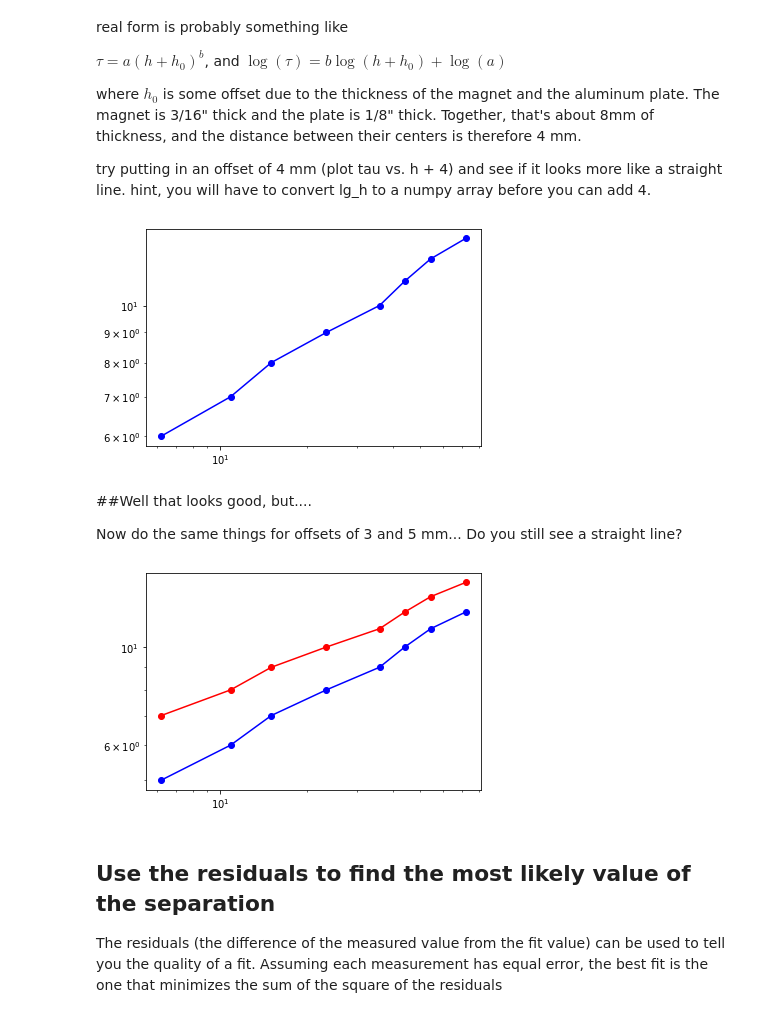
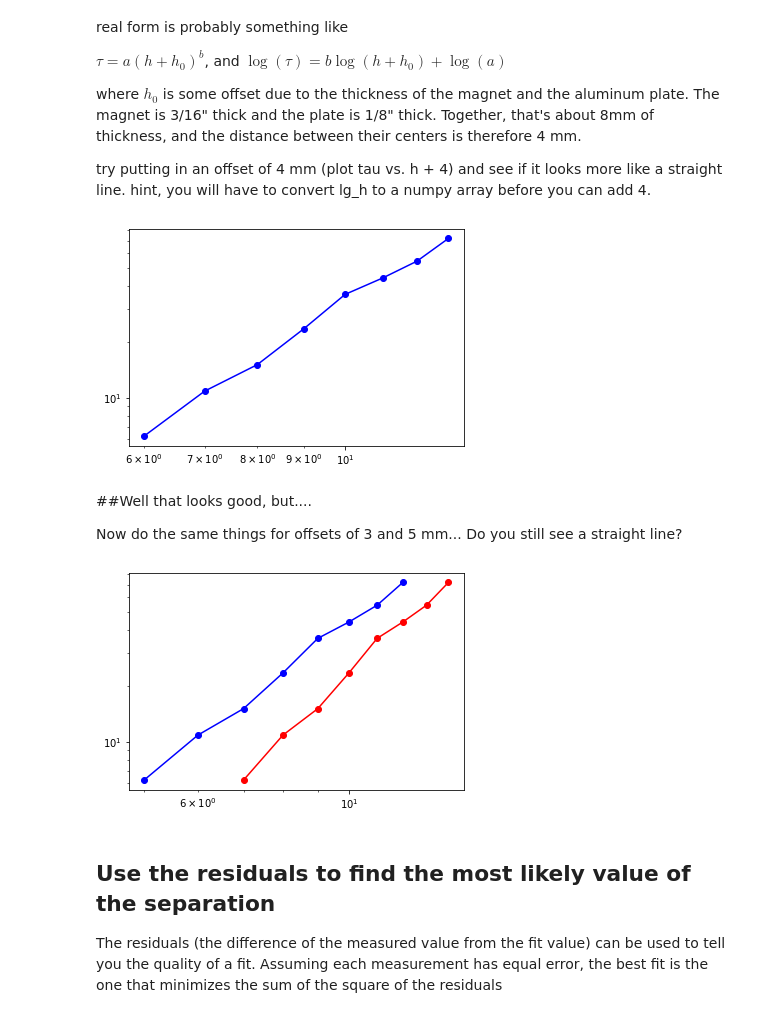
Before and after one commit to NYUExperimentalPhysics1-2021/labanalysis2-Hanananah, a Jupyter notebook: LabAnalysis2_Hannah.ipynb, the cells around one changed output. Saved outputs shown, nothing was run; the diff lists cells and outputs as text; code cells hidden in the pictures.

```diff
--- a/LabAnalysis2_Hannah.ipynb
+++ b/LabAnalysis2_Hannah.ipynb
@@ -403,18 +409,18 @@ where $h_0$ is some offset due to the thickness of the magnet and the aluminum p
 try putting in an offset of 4 mm (plot tau vs. h + 4) and see if it looks more like a straight line. hint, you will have to convert lg_h to a numpy array before you can add 4.
 # %%
 #CODE 20: log-log plot of lifetime vs. separation + 4 mm
-plt.loglog(lg_tau, np.array(lg_h) + 4, 'bo-');
+plt.loglog(np.array(lg_h) + 4, lg_tau, 'bo-');
 # %% [output]
-[figure, old version]
+[figure, new version]
 # %% [markdown]
 ##Well that looks good, but....
 
 Now do the same things for offsets of 3 and 5 mm... Do you still see a straight line?
 # %%
 #CODE 21: two lines: log-log plots of lifetime vs. separation + 3mm and + 5mm, one in red and one in blue
-plt.loglog(lg_tau, np.array(lg_h) + 3, 'bo-', lg_tau, np.array(lg_h) + 5, 'ro-');
+plt.loglog(np.array(lg_h) + 3, lg_tau, 'bo-', np.array(lg_h) + 5, lg_tau, 'ro-');
 # %% [output]
-[figure, old version]
+[figure, new version]
 # %% [markdown]
 ## Use the residuals to find the most likely value of the separation
 
```
Also changed, not shown: parts of 7 cells of this notebook.
